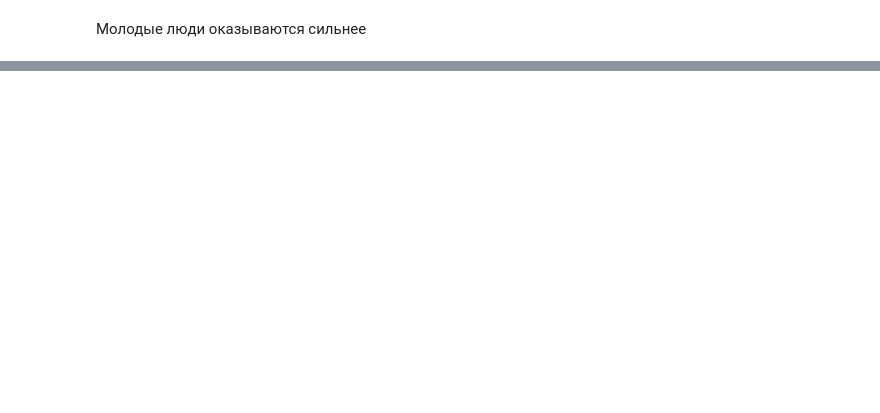
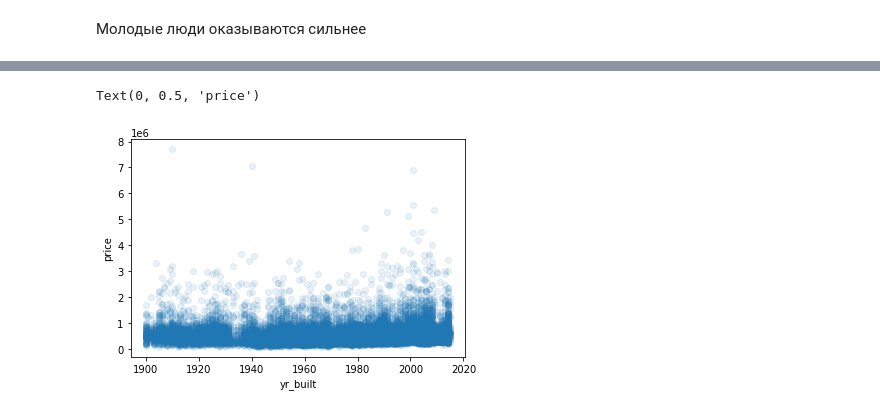
Before and after one commit to AlexHudnev/data_analysis, a Jupyter notebook: data_analysis.ipynb, the cells around one changed output, grey strips where cells are left out. Saved outputs shown, nothing was run; the diff lists cells and outputs as text; code cells hidden in the pictures; blank space fills up the shorter version.

```diff
--- a/data_analysis.ipynb
+++ b/data_analysis.ipynb
@@ -49,0 +50,11 @@ Text(0.5, 1.0, 'Body weight by age')
+# %%
+yr_built = data['yr_built'].values
+price = data['price'].values
+
+plt.scatter(yr_built, price, alpha=0.1)
+
+plt.xlabel('yr_built')
+plt.ylabel('price')
+# %% [output]
+Text(0, 0.5, 'price')
+[figure, added]
```
Also changed, not shown: parts of 6 cells of this notebook.
